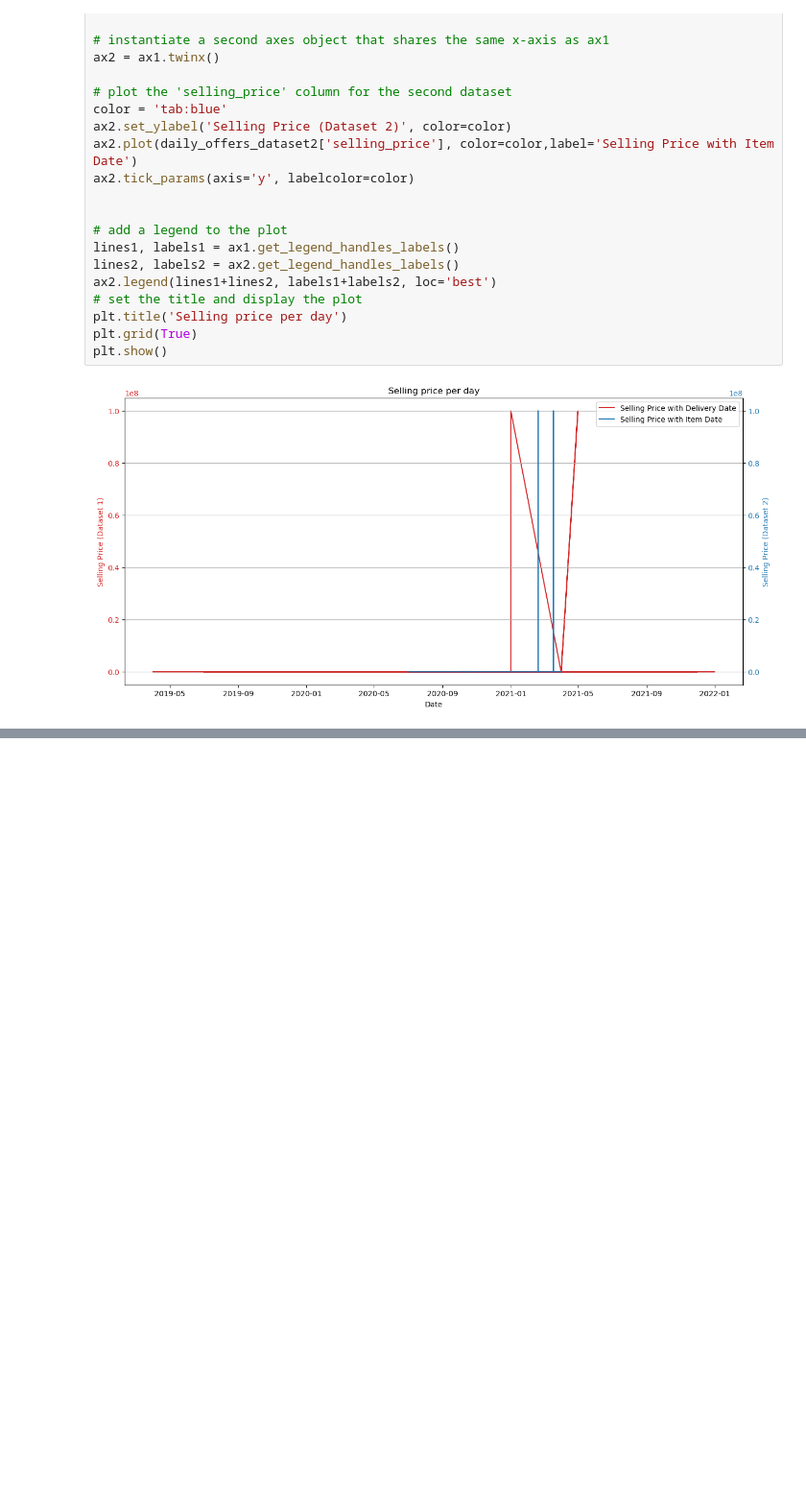
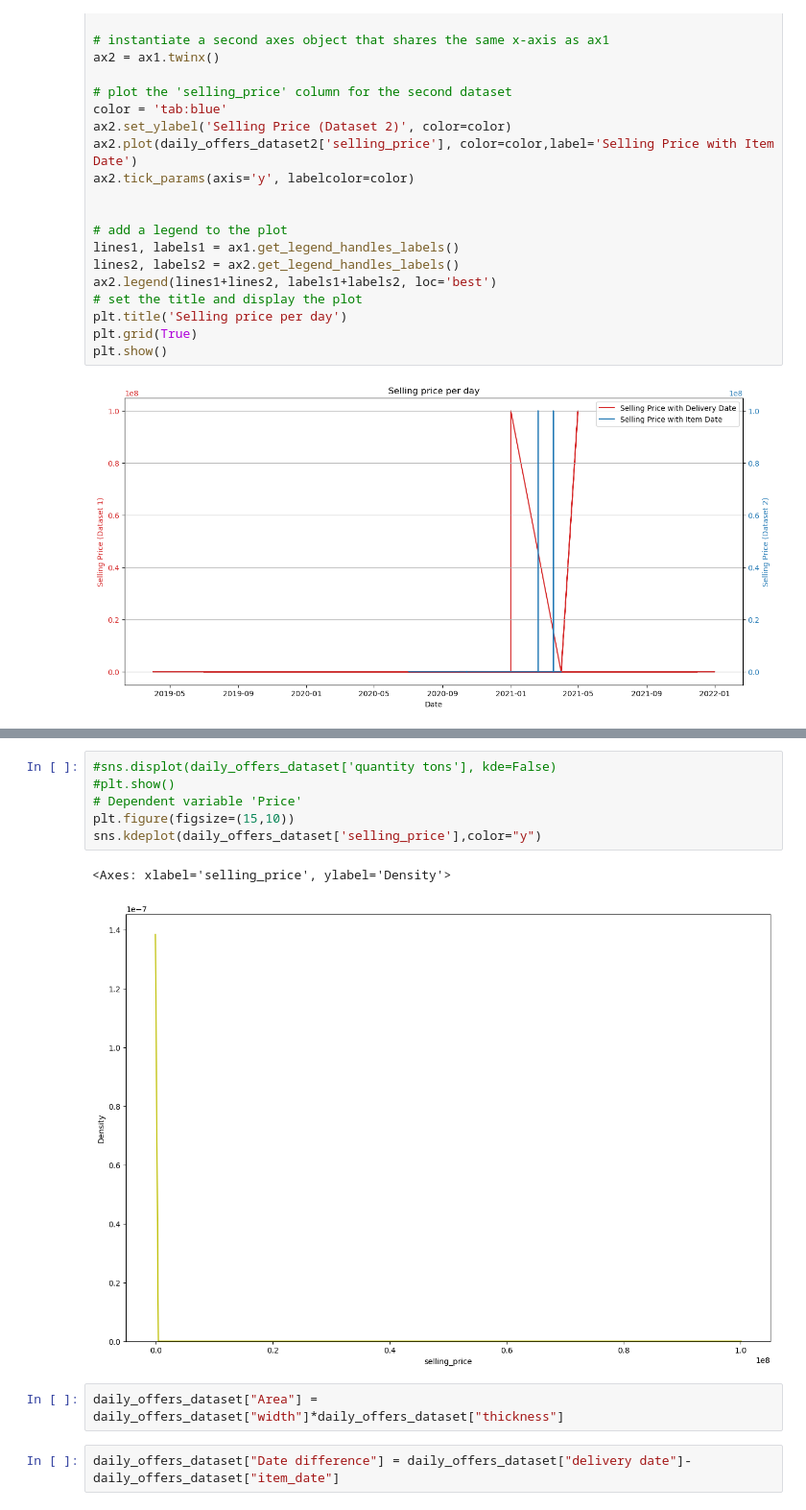
Before and after one commit to surya81/myproject, a Jupyter notebook: Untitled.ipynb, the cells around one changed output, grey strips where cells are left out. Shown at 96% size. Drawn from its saved outputs; the diff is of its cells as text; blank space fills up the shorter version.

```diff
--- a/Untitled.ipynb
+++ b/Untitled.ipynb
@@ -374,0 +517,13 @@ plt.show()
+# %%
+#sns.displot(daily_offers_dataset['quantity tons'], kde=False)
+#plt.show()
+# Dependent variable 'Price'
+plt.figure(figsize=(15,10))
+sns.kdeplot(daily_offers_dataset['selling_price'],color="y")
+# %% [output]
+<Axes: xlabel='selling_price', ylabel='Density'>
+[figure, added]
+# %%
+daily_offers_dataset["Area"] = daily_offers_dataset["width"]*daily_offers_dataset["thickness"]
+# %%
+daily_offers_dataset["Date difference"] = daily_offers_dataset["delivery date"]-daily_offers_dataset["item_date"]
```
Also changed, not shown: parts of 51 cells of this notebook.
